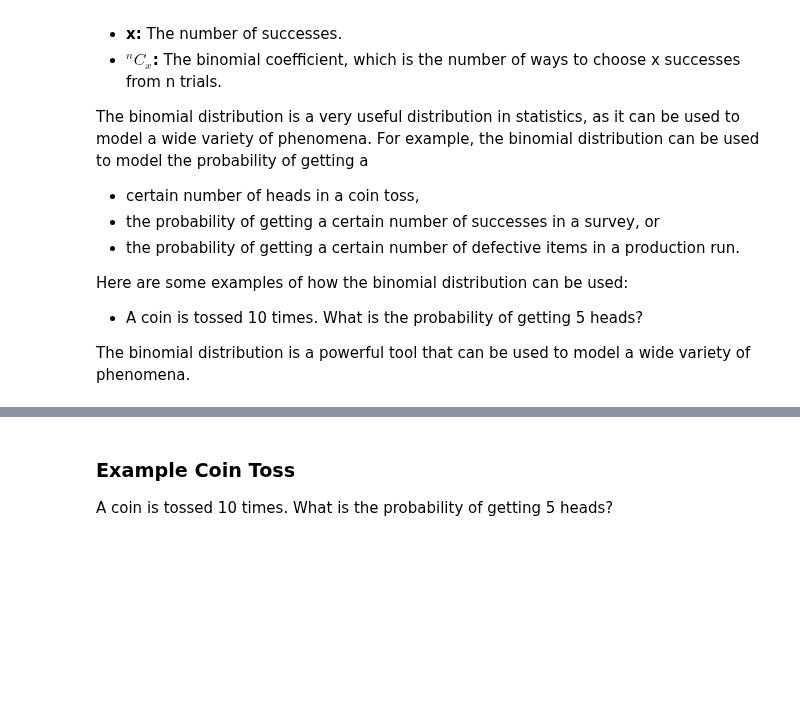
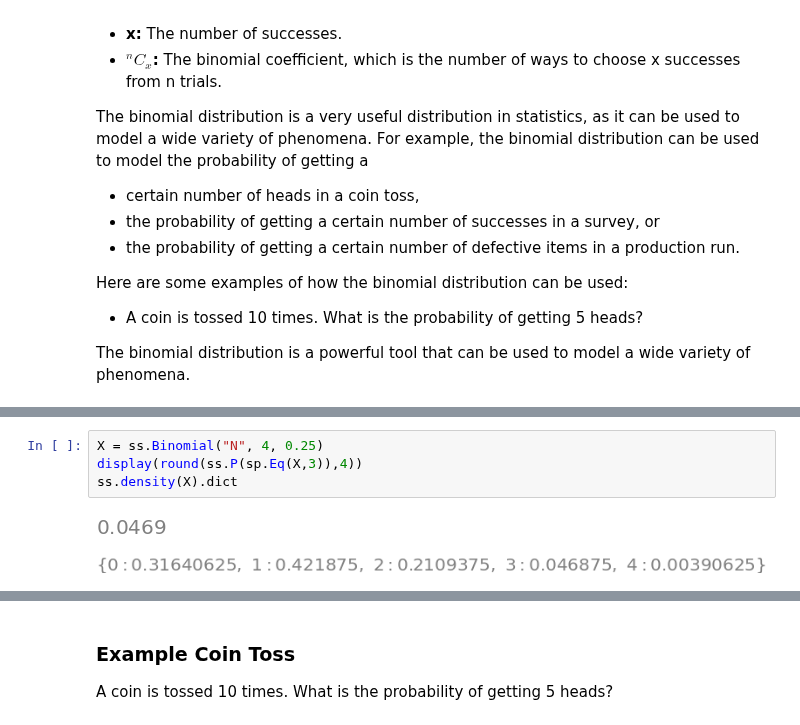
Before and after one commit to JonnyRed/sympy, a Jupyter notebook: statistics.ipynb, the cells around one changed output, grey strips where cells are left out. Drawn from its saved outputs; the diff is of its cells as text; blank space fills up the shorter version.

```diff
--- a/statistics.ipynb
+++ b/statistics.ipynb
@@ -100,0 +112,7 @@ a wide variety of phenomena.
+# %%
+X = ss.Binomial("N", 4, 0.25)
+display(round(ss.P(sp.Eq(X,3)),4))
+ss.density(X).dict
+# %% [output]
+[figure, added]
+[figure, added]
```
Also changed, not shown: parts of 3 cells of this notebook.
